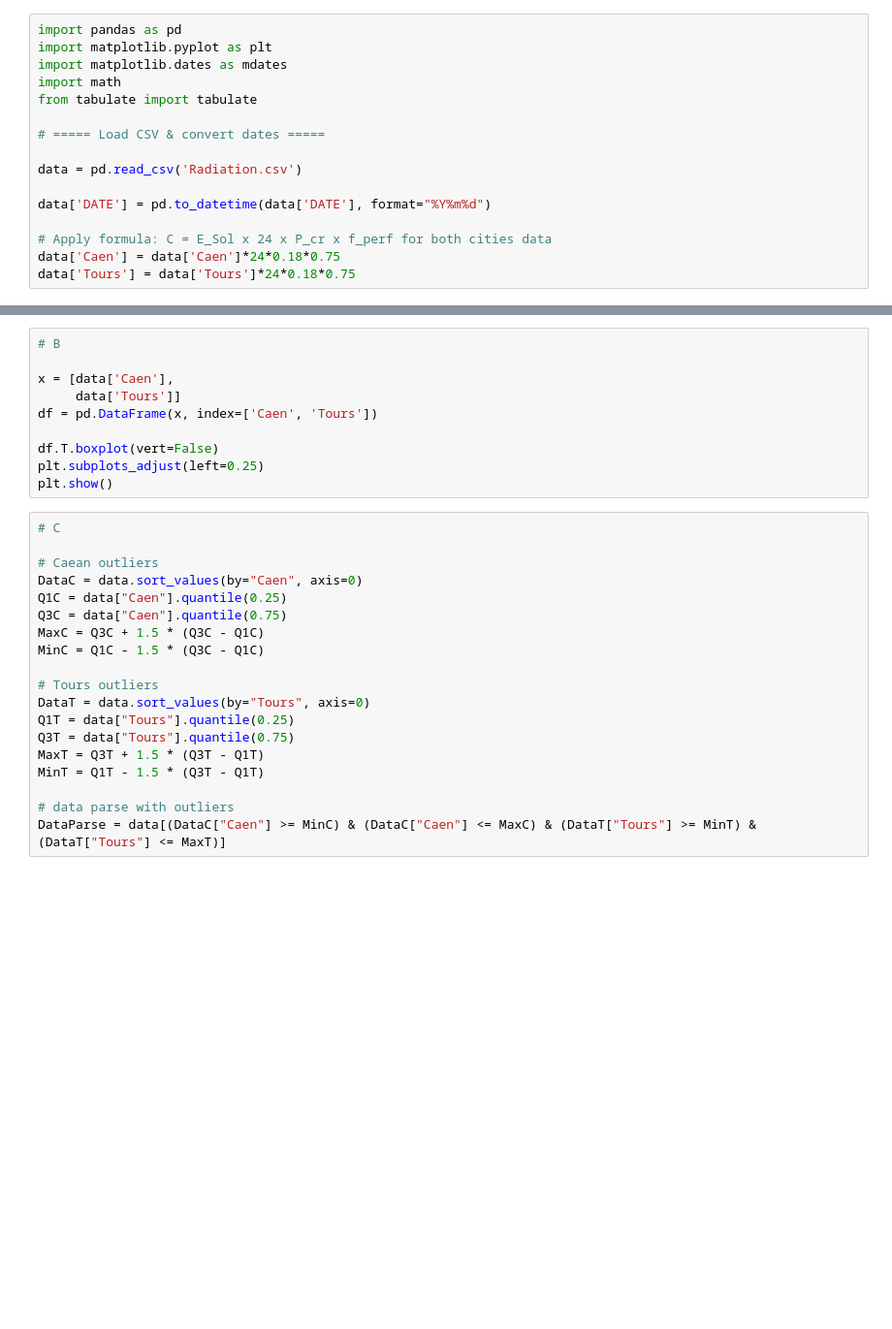
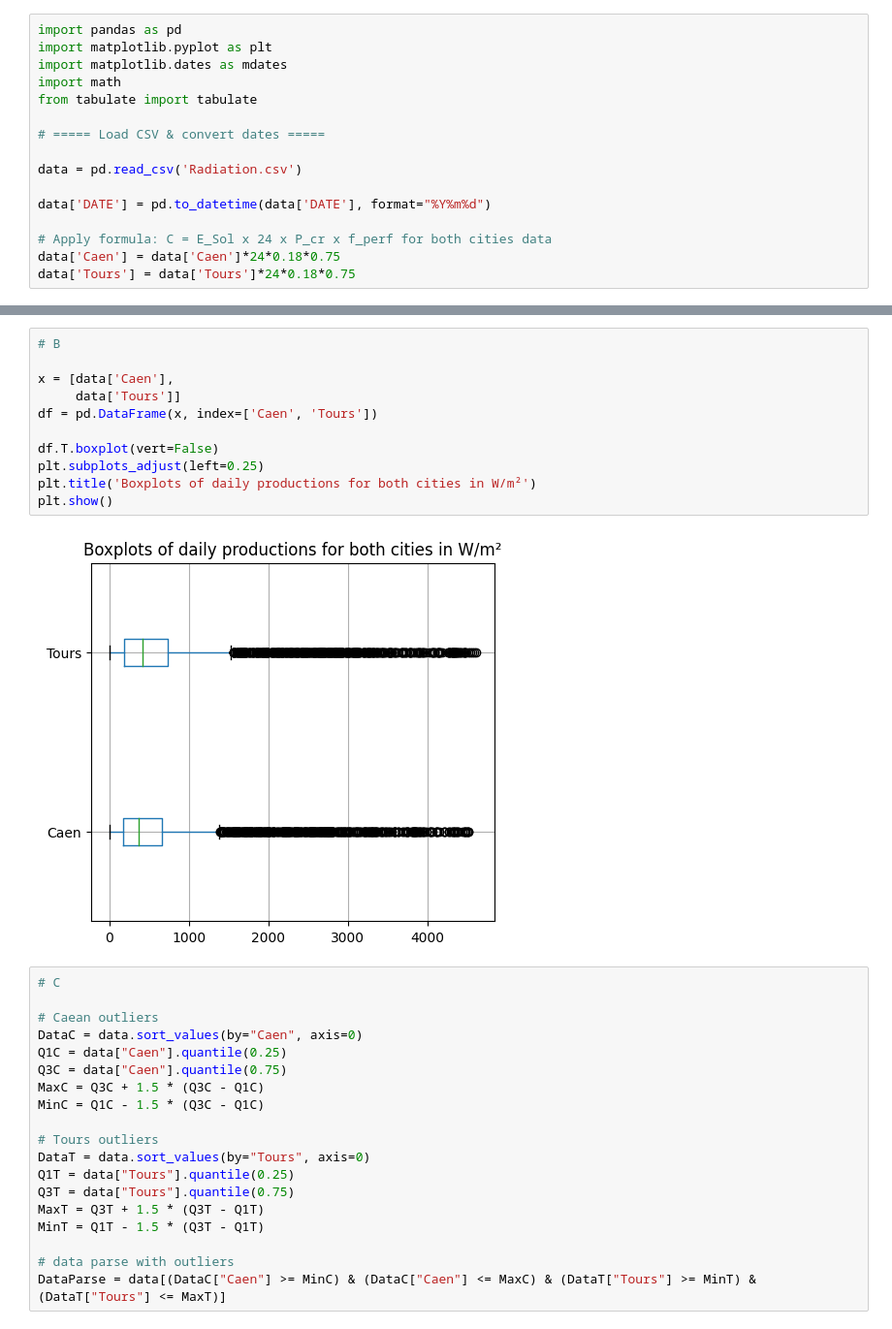
Before and after one commit to GaecKo/hackaton, a Jupyter notebook: Hackaton_1/Hackathon1.ipynb, the cells around one changed output, grey strips where cells are left out. Shown: that part at 97% size. Drawn from its saved outputs; the diff is of its cells as text; blank space fills up the shorter version.

```diff
--- a/Hackaton_1/Hackathon1.ipynb
+++ b/Hackaton_1/Hackathon1.ipynb
@@ -126,13 +128,16 @@ plt.show()
 # %%
 # B
 
 x = [data['Caen'],
      data['Tours']]
 df = pd.DataFrame(x, index=['Caen', 'Tours'])
 
 df.T.boxplot(vert=False)
 plt.subplots_adjust(left=0.25)
+plt.title('Boxplots of daily productions for both cities in W/m²')
 plt.show()
+# %% [output]
+[figure, added]
 # %%
 # C
 
```
Also changed, not shown: parts of 9 cells of this notebook, 4 other files.
